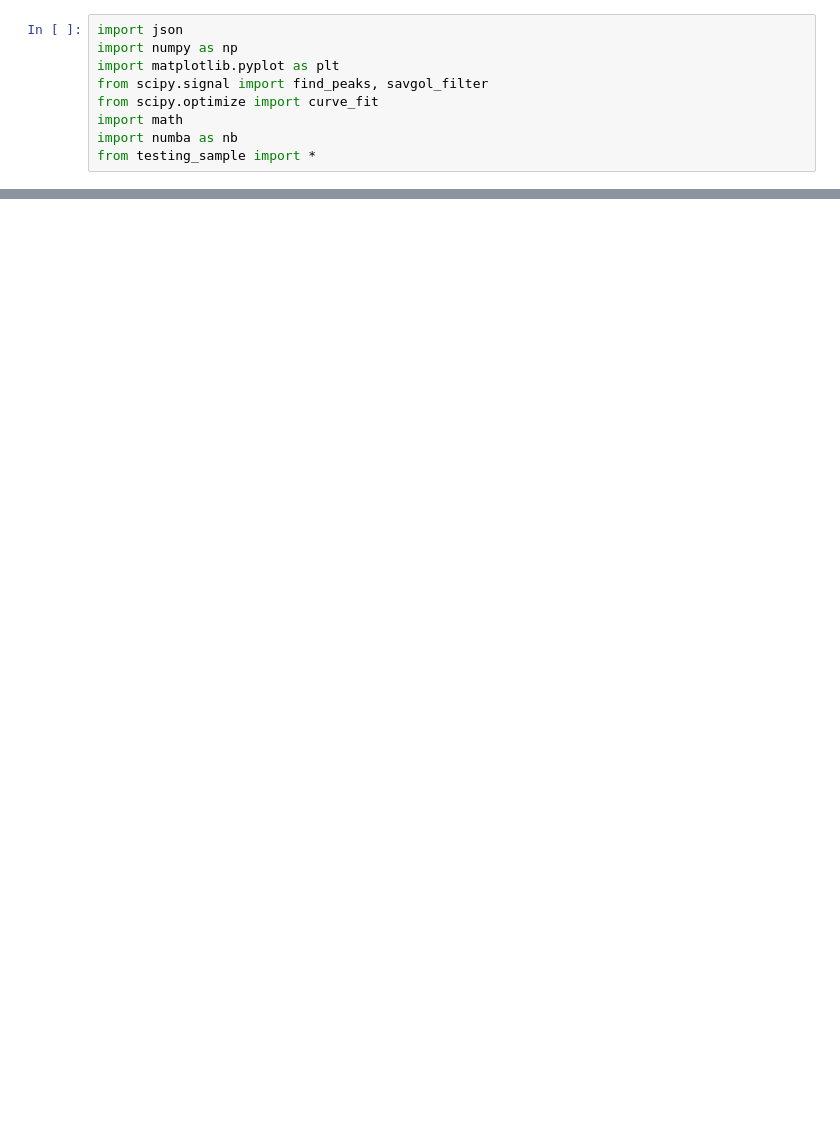
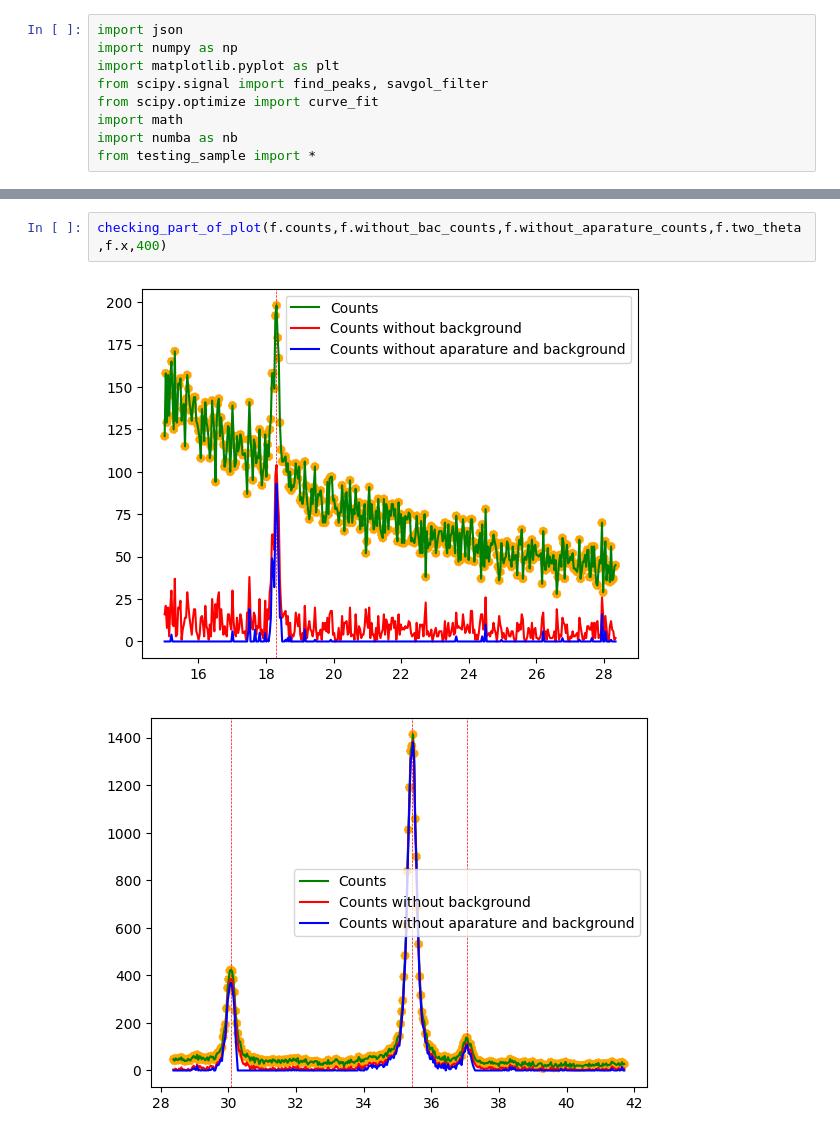
Before and after one commit to natkurdz/XRD-AI, a Jupyter notebook: testing_sample.ipynb, the cells around one changed output, grey strips where cells are left out. Drawn from its saved outputs; the diff is of its cells as text; blank space fills up the shorter version.

```diff
--- a/testing_sample.ipynb
+++ b/testing_sample.ipynb
@@ -103,0 +57,5 @@ plot_with_theta_sample(f.without_aparature_counts,f.name,f.two_theta,f.x)
+# %%
+checking_part_of_plot(f.counts,f.without_bac_counts,f.without_aparature_counts,f.two_theta,f.x,400)
+# %% [output]
+[figure, added]
+[figure, added]
```
Also changed, not shown: parts of 26 cells of this notebook, 9 other files.
